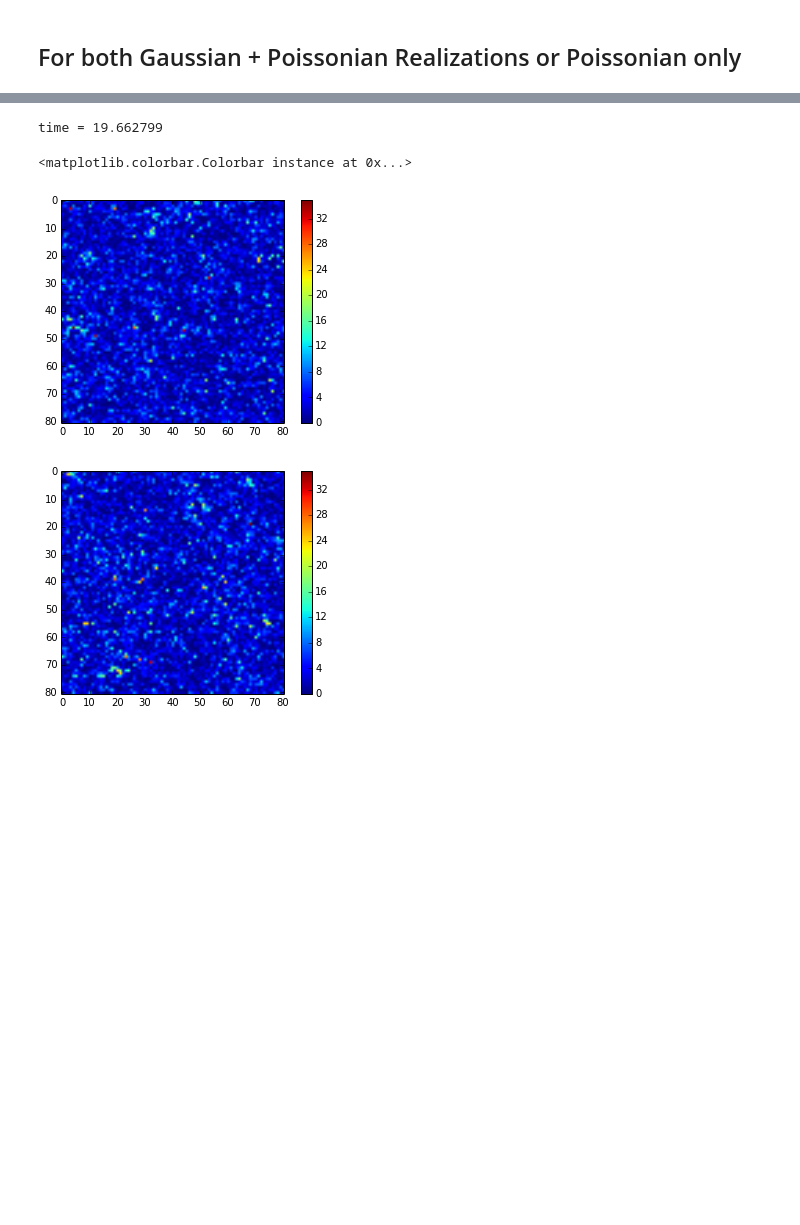
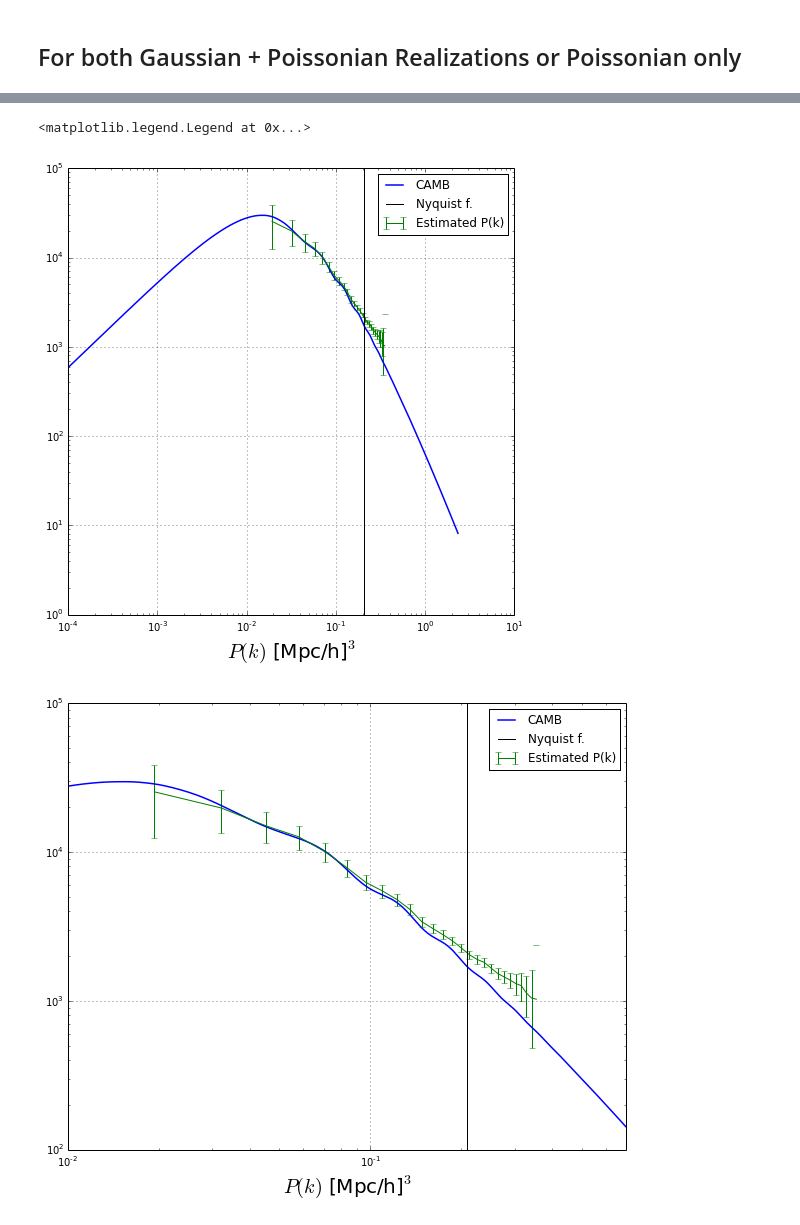
Before and after one commit to arthurmloureiro/pk_fkp, a Jupyter notebook: pk_fkp_notebook.ipynb, the cells around one changed output, grey strips where cells are left out. Drawn from its saved outputs; the diff is of its cells as text; code cells hidden in the pictures; blank space fills up the shorter version.

```diff
--- a/pk_fkp_notebook.ipynb
+++ b/pk_fkp_notebook.ipynb
@@ -48,3 +49,8 @@ Generating the k-space Grid...
 [figure]
 # %% [markdown]
 This will be used to calculate $P_G(k)$ using a $k_{step} = \frac{1}{(1.1) L_{max}}$, $k_{max} = \frac{2\pi}{L_{cell}} $ where $L_{max} = \sqrt{L_x^2 + L_y^2 + L_z^2}$ is the diagonal of the box
+# %%
+%%time
+n_bar_matrix = np.ones((n_x,n_x,n_x))*n_bar
+fkp_stuff = fkpc.fkp_init(num_bins,n_bar_matrix,bias,cell_size,n_x)
+#print fkp_stuff.w
@@ -251,13 +272,39 @@ Done.
+# %%
+k = fkp_stuff.kk
+P = fkp_stuff.P_ret
+sigma = fkp_stuff.sigma
 # %%
-print "time = " + str(final - inicial)
+#print "time = " + str(final - inicial)
 pl.figure('x=0')
 pl.imshow(N_r[5], cmap=cm.jet)
 pl.colorbar()
 pl.figure()
 pl.imshow(N_r[:,0,:], cmap=cm.jet)
 pl.colorbar()
-# %% [output]
-time = 19.662799
-<matplotlib.colorbar.Colorbar instance at 0x...>
-[figure, removed]
-[figure, removed]
+# %%
+#pl.subplot(21)
+pl.figure('P(k)',figsize=(8,8))
+pl.loglog()
+pl.plot(k_camb,Pk_camb,label='CAMB',linewidth=1.5)
+pl.errorbar(k,P,yerr=sigma,label='Estimated P(k)')
+pl.xlabel(r'$k$ [h/Mpc]',fontsize=20)
+pl.xlabel(r'$P(k)$ [Mpc/h]$^3$',fontsize=20)
+pl.grid(True)
+pl.axvline(x=k_max/2.,color='k',label='Nyquist f.')
+pl.legend()
+
+pl.figure('P(k) zoom',figsize=(10,8))
+pl.loglog()
+pl.plot(k_camb,Pk_camb,label='CAMB',linewidth=1.5)
+pl.xlim(1E-2,0.7)
+pl.ylim(1E2,1E5)
+pl.errorbar(k,P,yerr=sigma,label='Estimated P(k)')
+pl.xlabel(r'$k$ [h/Mpc]',fontsize=20)
+pl.xlabel(r'$P(k)$ [Mpc/h]$^3$',fontsize=20)
+pl.grid(True)
+pl.axvline(x=k_max/2.,color='k',label='Nyquist f.')
+pl.legend()
+# %% [output]
+<matplotlib.legend.Legend at 0x...>
+[figure, added]
+[figure, added]
```
Also changed, not shown: parts of 7 cells of this notebook, 1 other file.
